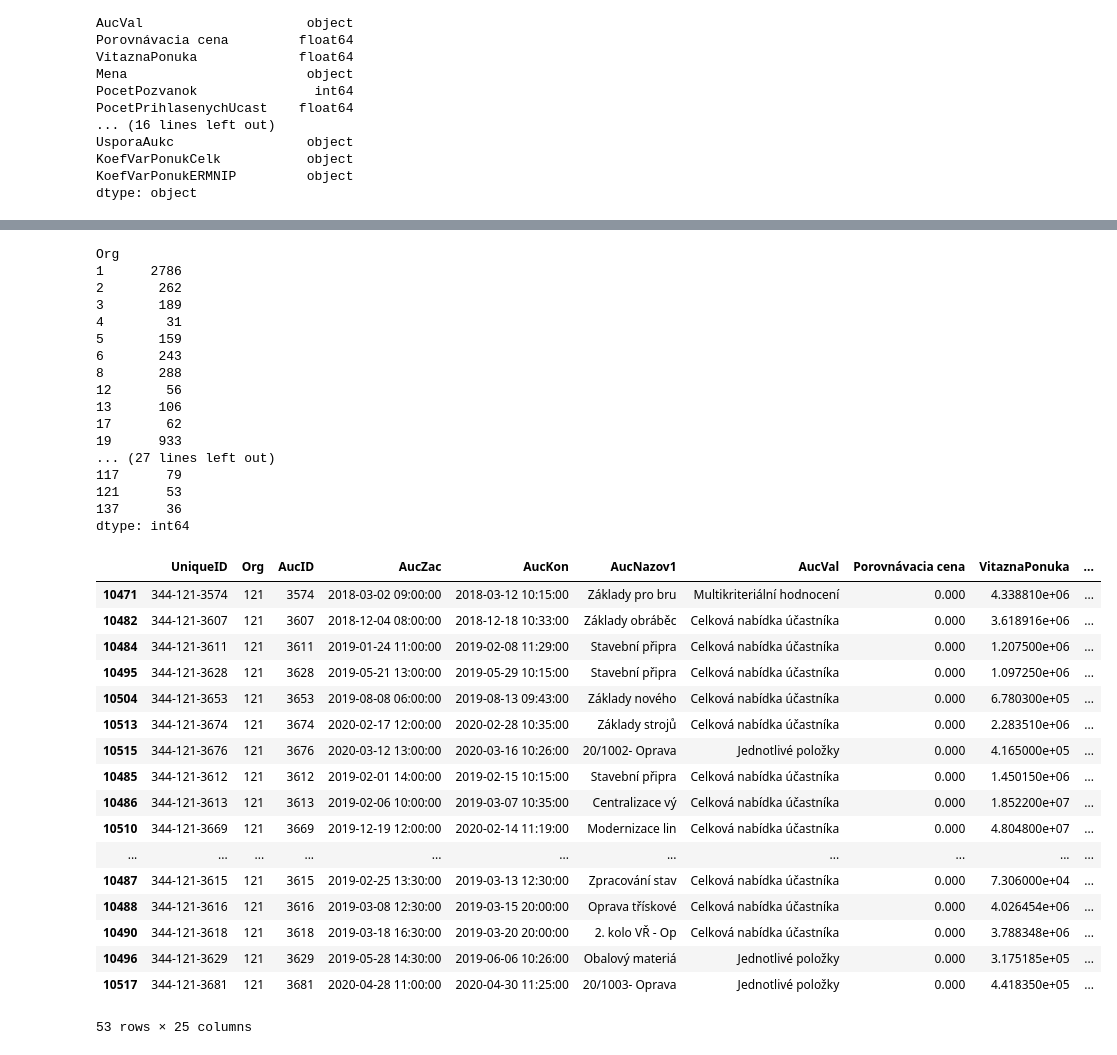
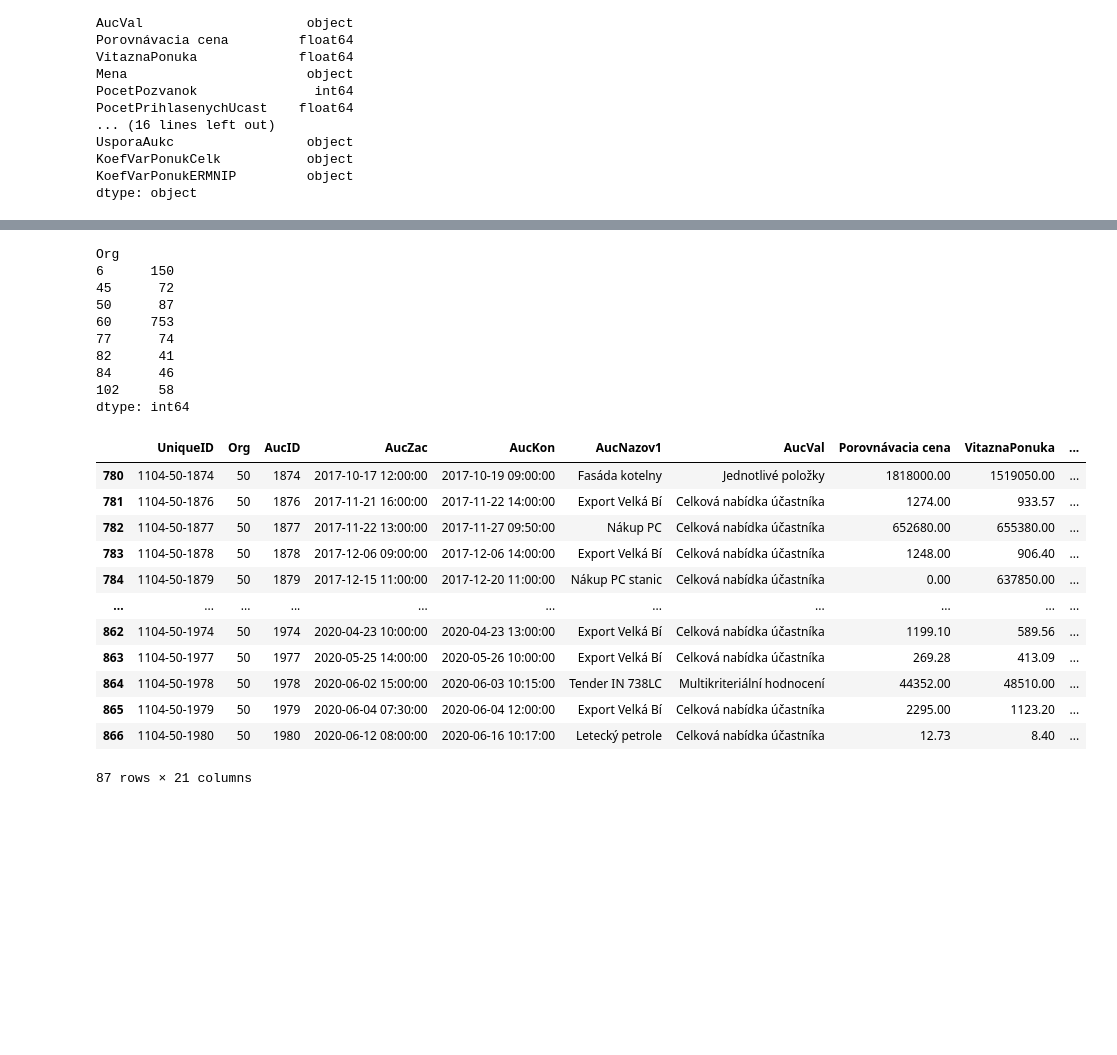
Before and after one commit to Sebion/ElektronickeObchodovanie, a Jupyter notebook: poDoplneni.ipynb, the cells around one changed output, grey strips where cells are left out. Saved outputs shown, nothing was run; the diff lists cells and outputs as text; code cells hidden in the pictures; blank space fills up the shorter version.

```diff
--- a/poDoplneni.ipynb
+++ b/poDoplneni.ipynb
@@ -1,7 +1,8 @@
 # %%
 import pandas as pd
-hlavna = pd.read_csv('data_auctionHIsim2024/hlavna_doplnena.csv')
-hlavna.head()
+# hlavna = pd.read_csv('data_auctionHIsim2024/hlavna_doplnena.csv')
+filtered_hlavna = pd.read_csv('filtered_hlavna_positive.csv')
+filtered_hlavna
 # %% [output]
 |  | UniqueID | Org | AucID | AucZac | AucKon | AucNazov1 | AucVal | Porovnávacia cena | VitaznaPonuka | ... |
 | 0 | 100-45-1364 | 45 | 1364 | 2017-10-13 13:30:00 | 2017-10-23 13:33:00 | Ocelové pásky v | Jednotlivé položky | 24167.04 | 24864.0000 | ... |
@@ -12,0 +20,2 @@ hlavna.head()
+# %%
+hlavna = filtered_hlavna
@@ -106,44 +125,32 @@ org_with_50_rows = num_rows_per_group[num_rows_per_group > 30]
 print(org_with_50_rows)
 # %% [output]
 Org
-1      2786
-2       262
-3       189
-4        31
-5       159
-6       243
-8       288
-12       56
-13      106
-17       62
-19      933
-... (27 lines left out)
-117      79
-121      53
-137      36
+6      150
+45      72
+50      87
+60     753
+77      74
+82      41
+84      46
+102     58
 dtype: int64
 # %%
-org_121 = hlavna_sorted[hlavna_sorted['Org'] == 121]
+org_121 = hlavna_sorted[hlavna_sorted['Org'] == 50]
 org_121
 # %% [output]
 |  | UniqueID | Org | AucID | AucZac | AucKon | AucNazov1 | AucVal | Porovnávacia cena | VitaznaPonuka | ... |
-| 10471 | 344-121-3574 | 121 | 3574 | 2018-03-02 09:00:00 | 2018-03-12 10:15:00 | Základy pro bru | Multikriteriální hodnocení | 0.000 | 4.338810e+06 | ... |
-| 10482 | 344-121-3607 | 121 | 3607 | 2018-12-04 08:00:00 | 2018-12-18 10:33:00 | Základy obráběc | Celková nabídka účastníka | 0.000 | 3.618916e+06 | ... |
-| 10484 | 344-121-3611 | 121 | 3611 | 2019-01-24 11:00:00 | 2019-02-08 11:29:00 | Stavební připra | Celková nabídka účastníka | 0.000 | 1.207500e+06 | ... |
-| 10495 | 344-121-3628 | 121 | 3628 | 2019-05-21 13:00:00 | 2019-05-29 10:15:00 | Stavební připra | Celková nabídka účastníka | 0.000 | 1.097250e+06 | ... |
-| 10504 | 344-121-3653 | 121 | 3653 | 2019-08-08 06:00:00 | 2019-08-13 09:43:00 | Základy nového | Celková nabídka účastníka | 0.000 | 6.780300e+05 | ... |
-| 10513 | 344-121-3674 | 121 | 3674 | 2020-02-17 12:00:00 | 2020-02-28 10:35:00 | Základy strojů | Celková nabídka účastníka | 0.000 | 2.283510e+06 | ... |
-| 10515 | 344-121-3676 | 121 | 3676 | 2020-03-12 13:00:00 | 2020-03-16 10:26:00 | 20/1002- Oprava | Jednotlivé položky | 0.000 | 4.165000e+05 | ... |
-| 10485 | 344-121-3612 | 121 | 3612 | 2019-02-01 14:00:00 | 2019-02-15 10:15:00 | Stavební připra | Celková nabídka účastníka | 0.000 | 1.450150e+06 | ... |
-| 10486 | 344-121-3613 | 121 | 3613 | 2019-02-06 10:00:00 | 2019-03-07 10:35:00 | Centralizace vý | Celková nabídka účastníka | 0.000 | 1.852200e+07 | ... |
-| 10510 | 344-121-3669 | 121 | 3669 | 2019-12-19 12:00:00 | 2020-02-14 11:19:00 | Modernizace lin | Celková nabídka účastníka | 0.000 | 4.804800e+07 | ... |
+| 780 | 1104-50-1874 | 50 | 1874 | 2017-10-17 12:00:00 | 2017-10-19 09:00:00 | Fasáda kotelny | Jednotlivé položky | 1818000.00 | 1519050.00 | ... |
+| 781 | 1104-50-1876 | 50 | 1876 | 2017-11-21 16:00:00 | 2017-11-22 14:00:00 | Export Velká Bí | Celková nabídka účastníka | 1274.00 | 933.57 | ... |
+| 782 | 1104-50-1877 | 50 | 1877 | 2017-11-22 13:00:00 | 2017-11-27 09:50:00 | Nákup PC | Celková nabídka účastníka | 652680.00 | 655380.00 | ... |
+| 783 | 1104-50-1878 | 50 | 1878 | 2017-12-06 09:00:00 | 2017-12-06 14:00:00 | Export Velká Bí | Celková nabídka účastníka | 1248.00 | 906.40 | ... |
+| 784 | 1104-50-1879 | 50 | 1879 | 2017-12-15 11:00:00 | 2017-12-20 11:00:00 | Nákup PC stanic | Celková nabídka účastníka | 0.00 | 637850.00 | ... |
 | ... | ... | ... | ... | ... | ... | ... | ... | ... | ... | ... |
-| 10487 | 344-121-3615 | 121 | 3615 | 2019-02-25 13:30:00 | 2019-03-13 12:30:00 | Zpracování stav | Celková nabídka účastníka | 0.000 | 7.306000e+04 | ... |
-| 10488 | 344-121-3616 | 121 | 3616 | 2019-03-08 12:30:00 | 2019-03-15 20:00:00 | Oprava třískové | Celková nabídka účastníka | 0.000 | 4.026454e+06 | ... |
-| 10490 | 344-121-3618 | 121 | 3618 | 2019-03-18 16:30:00 | 2019-03-20 20:00:00 | 2. kolo VŘ - Op | Celková nabídka účastníka | 0.000 | 3.788348e+06 | ... |
-| 10496 | 344-121-3629 | 121 | 3629 | 2019-05-28 14:30:00 | 2019-06-06 10:26:00 | Obalový materiá | Jednotlivé položky | 0.000 | 3.175185e+05 | ... |
-| 10517 | 344-121-3681 | 121 | 3681 | 2020-04-28 11:00:00 | 2020-04-30 11:25:00 | 20/1003- Oprava | Jednotlivé položky | 0.000 | 4.418350e+05 | ... |
+| 862 | 1104-50-1974 | 50 | 1974 | 2020-04-23 10:00:00 | 2020-04-23 13:00:00 | Export Velká Bí | Celková nabídka účastníka | 1199.10 | 589.56 | ... |
+| 863 | 1104-50-1977 | 50 | 1977 | 2020-05-25 14:00:00 | 2020-05-26 10:00:00 | Export Velká Bí | Celková nabídka účastníka | 269.28 | 413.09 | ... |
+| 864 | 1104-50-1978 | 50 | 1978 | 2020-06-02 15:00:00 | 2020-06-03 10:15:00 | Tender IN 738LC | Multikriteriální hodnocení | 44352.00 | 48510.00 | ... |
+| 865 | 1104-50-1979 | 50 | 1979 | 2020-06-04 07:30:00 | 2020-06-04 12:00:00 | Export Velká Bí | Celková nabídka účastníka | 2295.00 | 1123.20 | ... |
+| 866 | 1104-50-1980 | 50 | 1980 | 2020-06-12 08:00:00 | 2020-06-16 10:17:00 | Letecký petrole | Celková nabídka účastníka | 12.73 | 8.40 | ... |
-53 rows × 25 columns
+87 rows × 21 columns
 # %%
 grouped_by_vitaz = org_121.groupby('Vitaz')
 num_rows_per_vitaz = grouped_by_vitaz.size()
```
Also changed, not shown: parts of 11 cells of this notebook, 7 other files.
